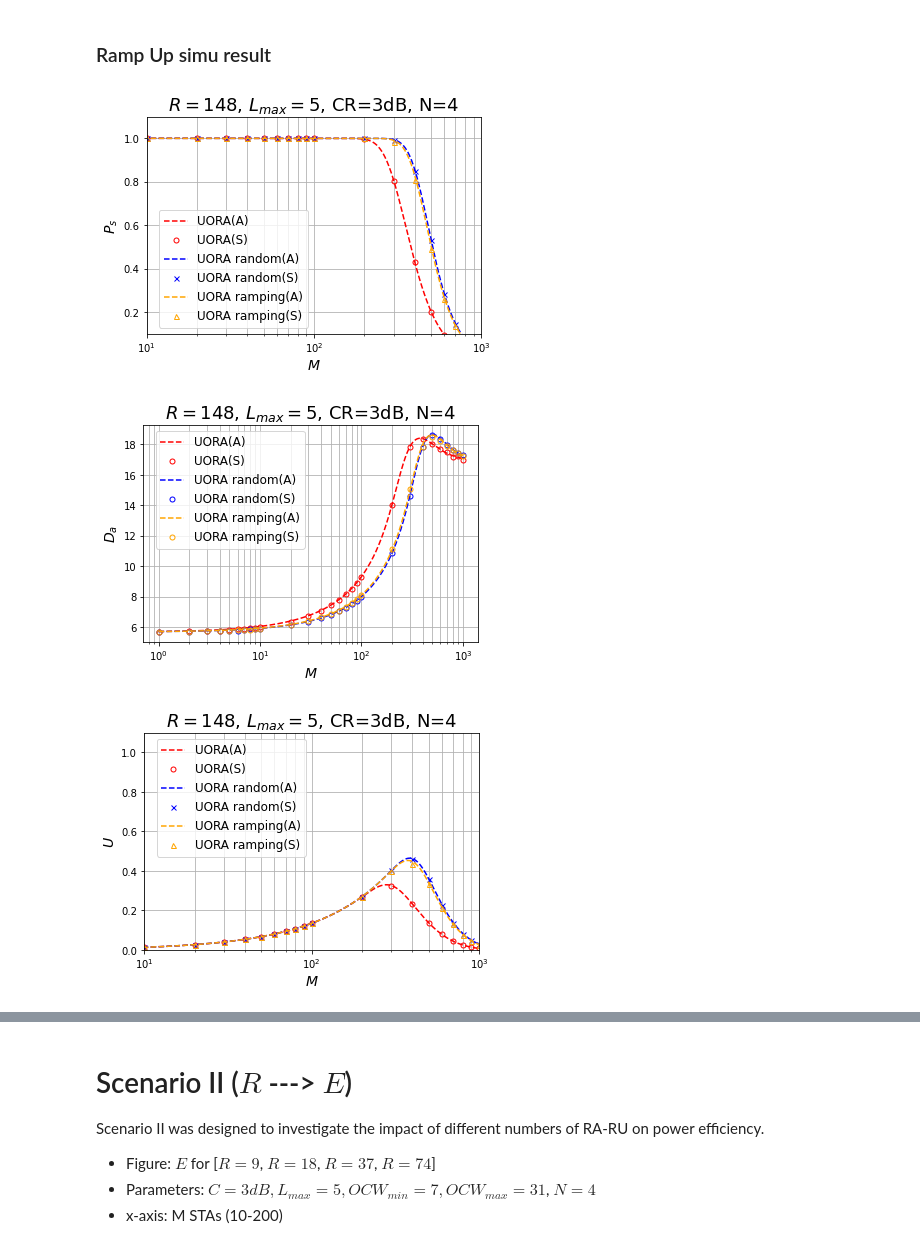
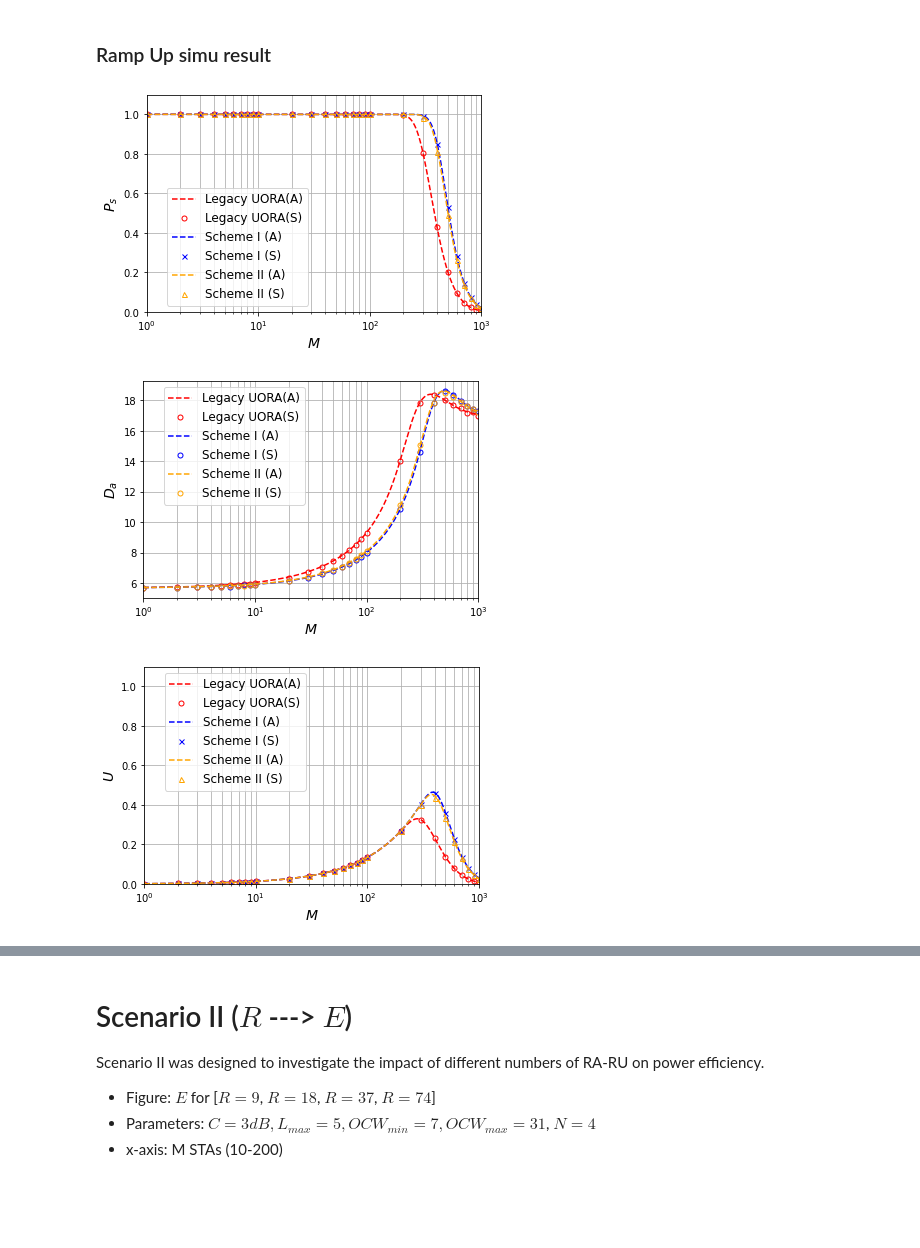
Before and after one commit to eric248550/power-control-uora-11be, a Jupyter notebook: Thesis Scenarios.ipynb, the cells around one changed output, grey strips where cells are left out. Cells and saved outputs as stored; diff of their text form; code cells hidden in the pictures; blank space fills up the shorter version.

Commit message:
seperate the formula for simu and ana

```diff
--- a/Thesis Scenarios.ipynb
+++ b/Thesis Scenarios.ipynb
@@ -527,77 +527,78 @@ power_list_simu_148_ramp = [1.0, 1.012, 1.0239999999999998, 1.032, 1.03359999999
 # %%
 # print(ps_list[4])
 # general
-plt.semilogx(m_list, ps_list[4], linestyle = '--', color='red', label='UORA(A)')
-plt.semilogx(m_list_simu, ps_list_simu_148, label='UORA(S)', linestyle='None', marker='o', markerfacecolor='None', markeredgecolor='red', markersize=5)
+plt.semilogx(m_list, ps_list[4], linestyle = '--', color='red', label='Legacy UORA(A)')
+plt.semilogx(m_list_simu, ps_list_simu_148, label='Legacy UORA(S)', linestyle='None', marker='o', markerfacecolor='None', markeredgecolor='red', markersize=5)
 
 # random
-plt.semilogx(m_list, ps_list_random[4], linestyle = '--', color='blue', label='UORA random(A)')
-plt.semilogx(m_list_simu, ps_list_simu_148_random, label='UORA random(S)', linestyle='None', marker='x', markerfacecolor='None', markeredgecolor='blue', markersize=5)
+plt.semilogx(m_list, ps_list_random[4], linestyle = '--', color='blue', label='Scheme I (A)')
+plt.semilogx(m_list_simu, ps_list_simu_148_random, label='Scheme I (S)', linestyle='None', marker='x', markerfacecolor='None', markeredgecolor='blue', markersize=5)
 # ramping
-plt.semilogx(m_list, ps_list_ramp[4], linestyle = '--', color='orange', label='UORA ramping(A)')
-plt.semilogx(m_list_simu, ps_list_simu_148_ramp, label='UORA ramping(S)', linestyle='None', marker='^', markerfacecolor='None', markeredgecolor='orange', markersize=5)
+plt.semilogx(m_list, ps_list_ramp[4], linestyle = '--', color='orange', label='Scheme II (A)')
+plt.semilogx(m_list_simu, ps_list_simu_148_ramp, label='Scheme II (S)', linestyle='None', marker='^', markerfacecolor='None', markeredgecolor='orange', markersize=5)
 
-plt.title('$R=148$' +', $L_{max} = $' + str(Lmax) + ', CR=3dB, N=4', fontsize = 18)
+# plt.title('$R=148$' +', $L_{max} = $' + str(Lmax) + ', CR=3dB, N=4', fontsize = 18)
 plt.xlabel("$M$", fontsize = 14)
 plt.ylabel("$P_s$", fontsize = 14)
 plt.grid(True, which="both")
 plt.legend(loc='center right', bbox_to_anchor=(0.5, 0.3), fontsize = 12)
-plt.axis([10,sta_max,0.1,1.1]) #x spacing,x max, y spcaing, y max
+plt.axis([1,sta_max,0.0,1.1]) #x spacing,x max, y spcaing, y max
 # plt.rcParams["figure.figsize"] = (8,6)
 # plt.xticks(M_ticks)
 # plt.yticks(fontsize = 14)
 plt.show()
 # %% [output]
-[figure, old version]
+[figure, new version]
 # %%
 # general
-plt.semilogx(m_list, da_list[4], linestyle = '--', color='red', label='UORA(A)')
-plt.semilogx(m_list_simu, da_list_simu_148, label='UORA(S)', linestyle='None', marker='o', markerfacecolor='None', markeredgecolor='red', markersize=5)
+plt.semilogx(m_list, da_list[4], linestyle = '--', color='red', label='Legacy UORA(A)')
+plt.semilogx(m_list_simu, da_list_simu_148, label='Legacy UORA(S)', linestyle='None', marker='o', markerfacecolor='None', markeredgecolor='red', markersize=5)
 
 # random
-plt.semilogx(m_list, da_list_random[4], linestyle = '--', color='blue', label='UORA random(A)')
-plt.semilogx(m_list_simu, da_list_simu_148_random, label='UORA random(S)', linestyle='None', marker='o', markerfacecolor='None', markeredgecolor='blue', markersize=5)
+plt.semilogx(m_list, da_list_random[4], linestyle = '--', color='blue', label='Scheme I (A)')
+plt.semilogx(m_list_simu, da_list_simu_148_random, label='Scheme I (S)', linestyle='None', marker='o', markerfacecolor='None', markeredgecolor='blue', markersize=5)
 # ramping
-plt.semilogx(m_list, da_list_ramp[4], linestyle = '--', color='orange', label='UORA ramping(A)')
-plt.semilogx(m_list_simu, da_list_simu_148_ramp, label='UORA ramping(S)', linestyle='None', marker='o', markerfacecolor='None', markeredgecolor='orange', markersize=5)
+plt.semilogx(m_list, da_list_ramp[4], linestyle = '--', color='orange', label='Scheme II (A)')
+plt.semilogx(m_list_simu, da_list_simu_148_ramp, label='Scheme II (S)', linestyle='None', marker='o', markerfacecolor='None', markeredgecolor='orange', markersize=5)
 
-plt.title('$R = 148$' +', $L_{max} = $' + str(Lmax) + ', CR=3dB, N=4', fontsize = 18)
+# plt.title('$R = 148$' +', $L_{max} = $' + str(Lmax) + ', CR=3dB, N=4', fontsize = 18)
 plt.xlabel("$M$", fontsize = 14)
 plt.ylabel("$D_a$", fontsize = 14)
 plt.grid(True, which="both")
 plt.legend(loc='center right', bbox_to_anchor=(0.5, 0.7), fontsize = 12)
-# plt.axis([10,sta_max,0.1,1.1]) #x spacing,x max, y spcaing, y max
+plt.xlim(1, sta_max)
+# plt.axis([1,sta_max,0.1,1.1]) #x spacing,x max, y spcaing, y max
 # plt.rcParams["figure.figsize"] = (8,6)
 # plt.xticks(M_ticks)
 # plt.yticks(fontsize = 14)
 plt.show()
 # %% [output]
-[figure, old version]
+[figure, new version]
 # %%
 # print(ps_list[4])
 # general
-plt.semilogx(m_list, u_list[4], linestyle = '--', color='red', label='UORA(A)')
-plt.semilogx(m_list_simu, u_list_simu_148, label='UORA(S)', linestyle='None', marker='o', markerfacecolor='None', markeredgecolor='red', markersize=5)
+plt.semilogx(m_list, u_list[4], linestyle = '--', color='red', label='Legacy UORA(A)')
+plt.semilogx(m_list_simu, u_list_simu_148, label='Legacy UORA(S)', linestyle='None', marker='o', markerfacecolor='None', markeredgecolor='red', markersize=5)
 
 # random
-plt.semilogx(m_list, u_list_random[4], linestyle = '--', color='blue', label='UORA random(A)')
-plt.semilogx(m_list_simu, u_list_simu_148_random, label='UORA random(S)', linestyle='None', marker='x', markerfacecolor='None', markeredgecolor='blue', markersize=5)
+plt.semilogx(m_list, u_list_random[4], linestyle = '--', color='blue', label='Scheme I (A)')
+plt.semilogx(m_list_simu, u_list_simu_148_random, label='Scheme I (S)', linestyle='None', marker='x', markerfacecolor='None', markeredgecolor='blue', markersize=5)
 # ramping
-plt.semilogx(m_list, u_list_ramp[4], linestyle = '--', color='orange', label='UORA ramping(A)')
-plt.semilogx(m_list_simu, u_list_simu_148_ramp, label='UORA ramping(S)', linestyle='None', marker='^', markerfacecolor='None', markeredgecolor='orange', markersize=5)
+plt.semilogx(m_list, u_list_ramp[4], linestyle = '--', color='orange', label='Scheme II (A)')
+plt.semilogx(m_list_simu, u_list_simu_148_ramp, label='Scheme II (S)', linestyle='None', marker='^', markerfacecolor='None', markeredgecolor='orange', markersize=5)
 
-plt.title('$R = 148$' +', $L_{max} = $' + str(Lmax) + ', CR=3dB, N=4', fontsize = 18)
+# plt.title('$R = 148$' +', $L_{max} = $' + str(Lmax) + ', CR=3dB, N=4', fontsize = 18)
 plt.xlabel("$M$", fontsize = 14)
 plt.ylabel("$U$", fontsize = 14)
 plt.grid(True, which="both")
 plt.legend(loc='center right', bbox_to_anchor=(0.5, 0.7), fontsize = 12)
-plt.axis([10,sta_max,0,1.1]) #x spacing,x max, y spcaing, y max
+plt.axis([1,sta_max,0,1.1]) #x spacing,x max, y spcaing, y max
 # plt.rcParams["figure.figsize"] = (8,6)
 # plt.xticks(M_ticks)
 # plt.yticks(fontsize = 14)
 plt.show()
 # %% [output]
-[figure, old version]
+[figure, new version]
 # %%
 # print(ps_list[4])
 # general
```
Also changed, not shown: parts of 1 cell of this notebook, 6 other files.
